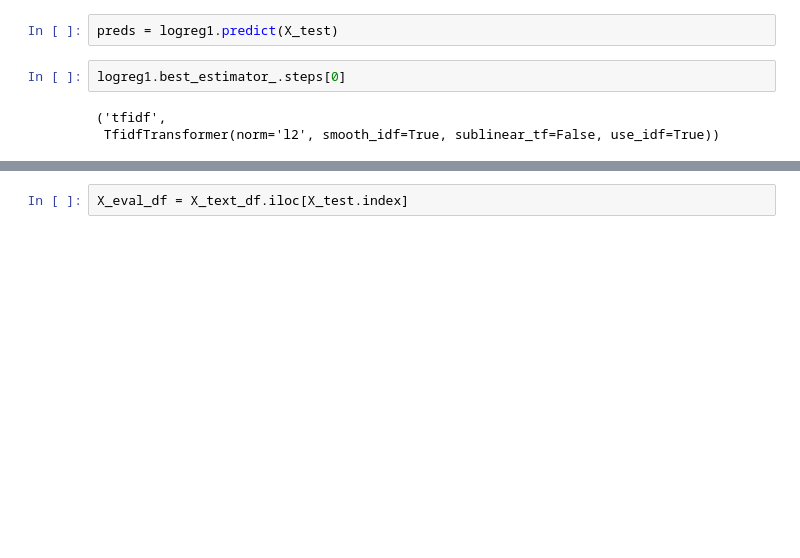
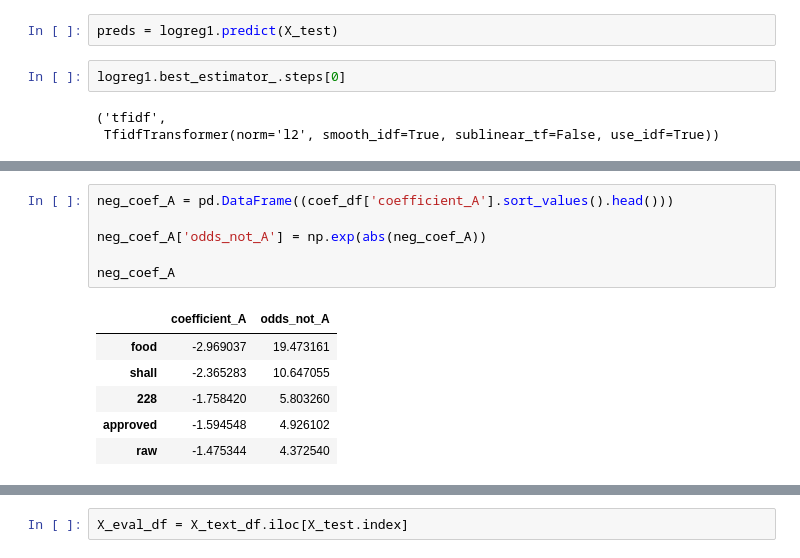
Before and after one commit to BLGreenspan/Capstone, a Jupyter notebook: Capstone Code.ipynb, the cells around one changed output, grey strips where cells are left out. Saved outputs shown, nothing was run; the diff lists cells and outputs as text; blank space fills up the shorter version.

```diff
--- a/Capstone Code.ipynb
+++ b/Capstone Code.ipynb
@@ -874,0 +893,13 @@ coef_df.rename(columns={0 : 'A',
+# %%
+neg_coef_A = pd.DataFrame((coef_df['coefficient_A'].sort_values().head()))
+
+neg_coef_A['odds_not_A'] = np.exp(abs(neg_coef_A))
+
+neg_coef_A
+# %% [output]
+|  | coefficient_A | odds_not_A |
+| food | -2.969037 | 19.473161 |
+| shall | -2.365283 | 10.647055 |
+| 228 | -1.758420 | 5.803260 |
+| approved | -1.594548 | 4.926102 |
+| raw | -1.475344 | 4.372540 |
```
Also changed, not shown: parts of 53 cells of this notebook.
